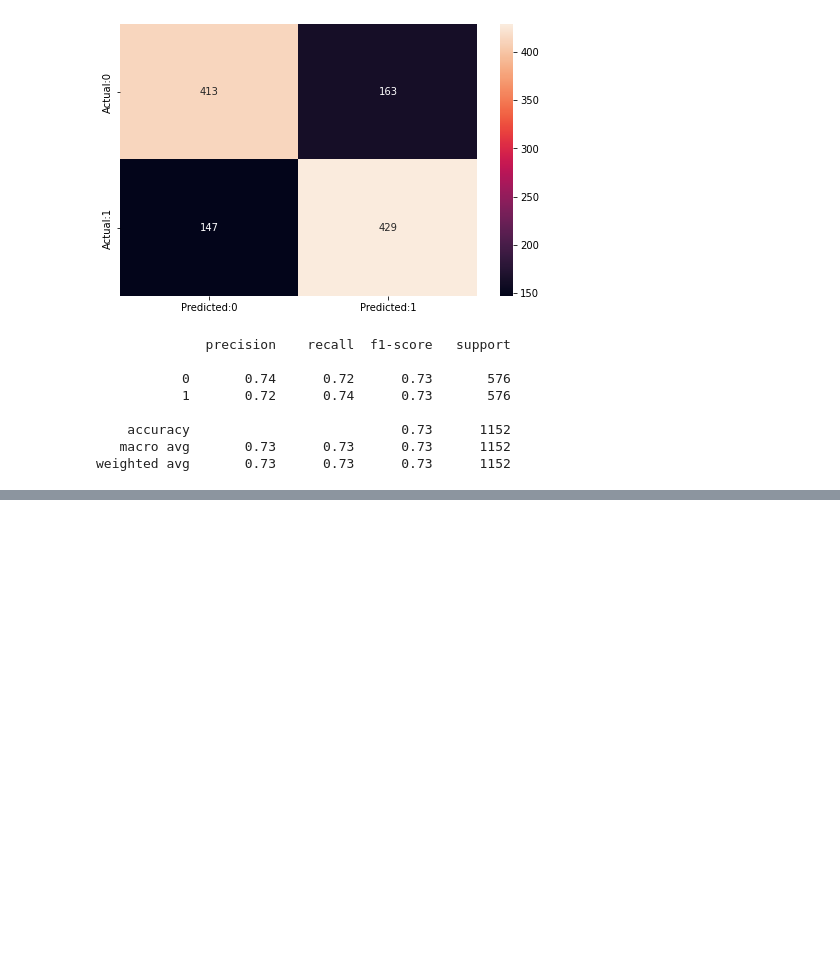
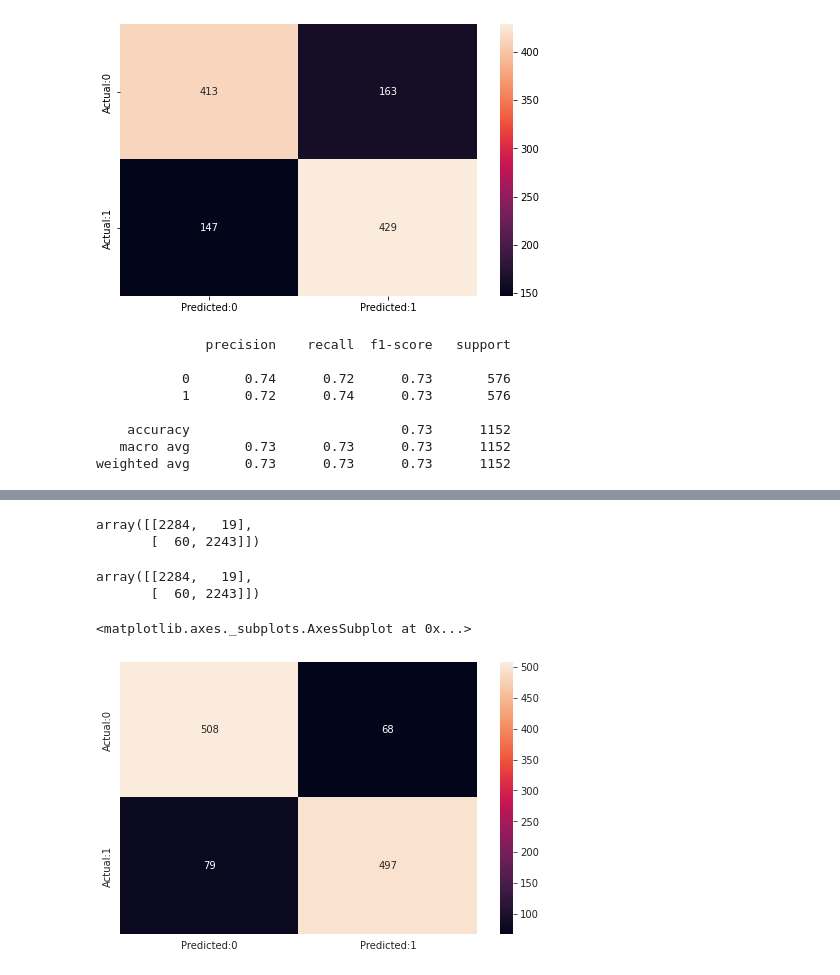
Before and after one commit to anasabbad/Cardiovascular-Risk-Prediction, a Jupyter notebook: Cardiovascular_Risk_Prediction_Capstone.ipynb, the cells around one changed output, grey strips where cells are left out. Drawn from its saved outputs; the diff is of its cells as text; code cells hidden in the pictures; blank space fills up the shorter version.

```diff
--- a/Cardiovascular_Risk_Prediction_Capstone.ipynb
+++ b/Cardiovascular_Risk_Prediction_Capstone.ipynb
@@ -721,0 +805,10 @@ Accuracy is not a good metric to evaluate our model since the dataset is heavily
+# %%
+# Create an instance of the XGBClassifier
+xgb_model = XGBClassifier()
+
+# Grid search
+xgb_grid = GridSearchCV(estimator=xgb_model,
+                       param_grid = param_dict,
+                       cv = 5, verbose=2, scoring='roc_auc')
+
+xgb_grid.fit(X_train,y_train)
@@ -721,0 +842,2 @@ Accuracy is not a good metric to evaluate our model since the dataset is heavily
+# %%
+xgb_optimal_model = xgb_grid.best_estimator_
@@ -721,0 +851,13 @@ Accuracy is not a good metric to evaluate our model since the dataset is heavily
+# %%
+# Making predictions on train and test data
+
+train_class_preds = xgb_optimal_model.predict(X_train)
+test_class_preds = xgb_optimal_model.predict(X_test)
+
+
+# Get the probabilities on train and test
+train_preds = xgb_optimal_model.predict_proba(X_train)[:,1]
+test_preds = xgb_optimal_model.predict_proba(X_test)[:,1]
+# %%
+train_preds = np.where(train_preds > 0.5, 1, 0)
+test_preds = np.where(test_preds > 0.5, 1, 0)
@@ -722 +878,11 @@ Accuracy is not a good metric to evaluate our model since the dataset is heavily
+# %%
+train_cm
+# %% [output]
+array([[2284,   19],
+       [  60, 2243]])
+# %%
+train_cm
+# %% [output]
+array([[2284,   19],
+       [  60, 2243]])
 # %%
@@ -727,0 +892,8 @@ confusion_matrix(y_train,train_preds)
+# %%
+cm=confusion_matrix(y_test,test_preds)
+conf_matrix=pd.DataFrame(data=cm,columns=['Predicted:0','Predicted:1'],index=['Actual:0','Actual:1'])
+plt.figure(figsize = (8,5))
+sns.heatmap(conf_matrix, annot=True,fmt='d')
+# %% [output]
+<matplotlib.axes._subplots.AxesSubplot at 0x...>
+[figure, added]
```
Also changed, not shown: parts of 30 cells of this notebook.
